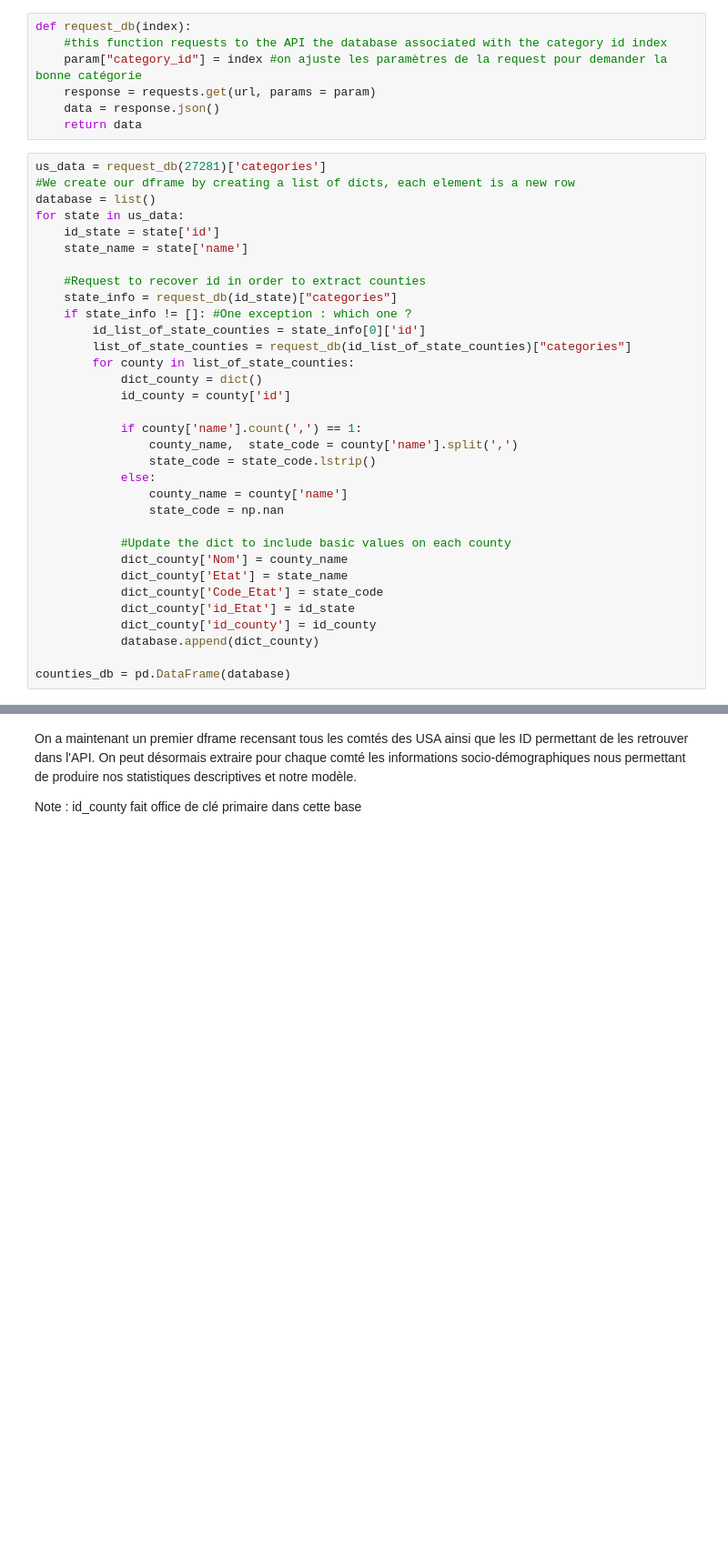
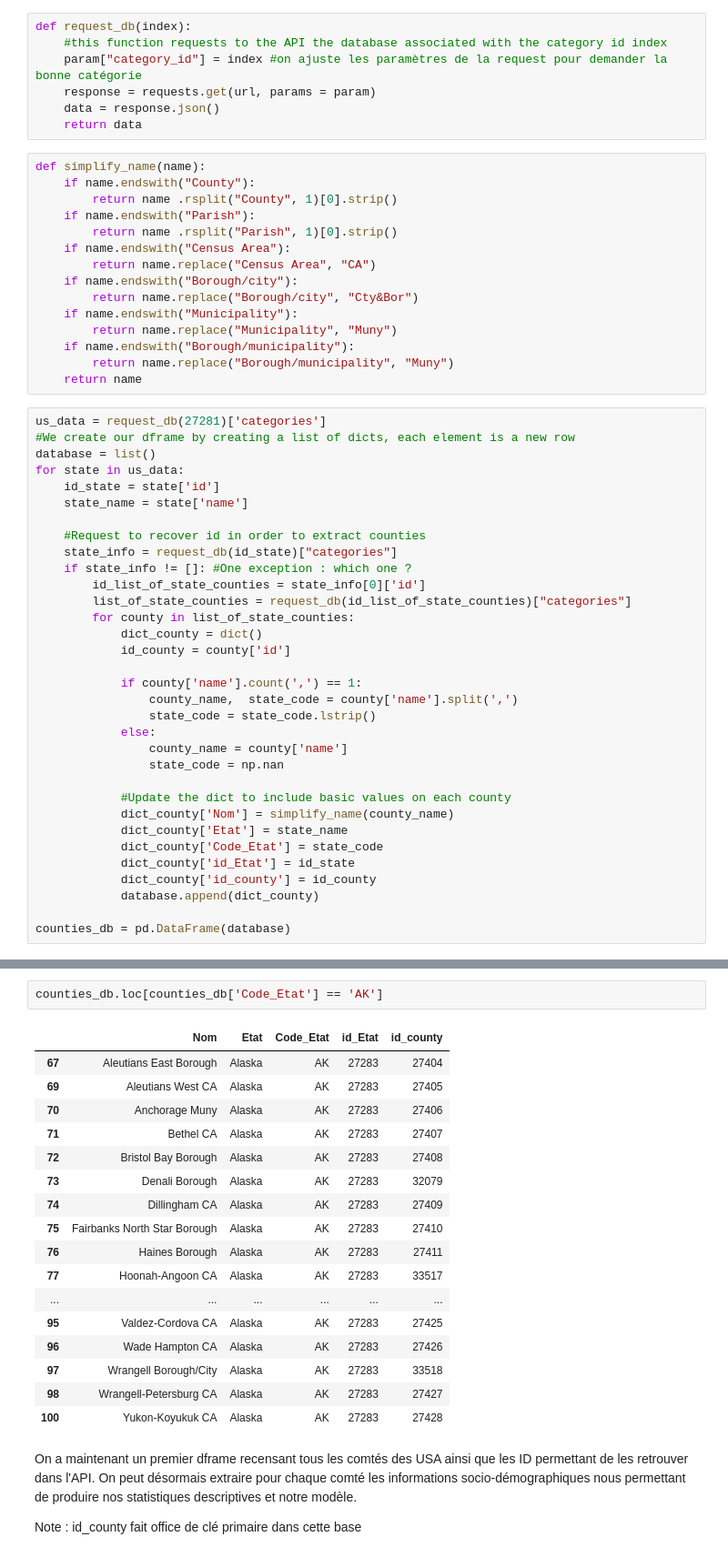
Before and after one commit to eleroux46/gun_violence, a Jupyter notebook: traitements_donnes.ipynb, the cells around one changed output, grey strips where cells are left out. Shown at 91% size. Saved outputs shown, nothing was run; the diff lists cells and outputs as text; blank space fills up the shorter version.

```diff
--- a/traitements_donnes.ipynb
+++ b/traitements_donnes.ipynb
@@ -83,6 +83,21 @@ def request_db(index):
     response = requests.get(url, params = param)
     data = response.json()
     return data
+# %%
+def simplify_name(name):
+    if name.endswith("County"):
+        return name .rsplit("County", 1)[0].strip()
+    if name.endswith("Parish"):
+        return name .rsplit("Parish", 1)[0].strip()
+    if name.endswith("Census Area"):
+        return name.replace("Census Area", "CA")
+    if name.endswith("Borough/city"):
+        return name.replace("Borough/city", "Cty&Bor")
+    if name.endswith("Municipality"):
+        return name.replace("Municipality", "Muny")
+    if name.endswith("Borough/municipality"):
+        return name.replace("Borough/municipality", "Muny")
+    return name
 # %%
 us_data = request_db(27281)['categories']
 #We create our dframe by creating a list of dicts, each element is a new row
@@ -108,7 +123,7 @@ for state in us_data:
                 state_code = np.nan
 
             #Update the dict to include basic values on each county
-            dict_county['Nom'] = county_name
+            dict_county['Nom'] = simplify_name(county_name)
             dict_county['Etat'] = state_name
             dict_county['Code_Etat'] = state_code
             dict_county['id_Etat'] = id_state
@@ -133,3 +134,23 @@ counties_db.sample(10)
+# %%
+counties_db.loc[counties_db['Code_Etat'] == 'AK']
+# %% [output]
+|  | Nom | Etat | Code_Etat | id_Etat | id_county |
+| 67 | Aleutians East Borough | Alaska | AK | 27283 | 27404 |
+| 69 | Aleutians West CA | Alaska | AK | 27283 | 27405 |
+| 70 | Anchorage Muny | Alaska | AK | 27283 | 27406 |
+| 71 | Bethel CA | Alaska | AK | 27283 | 27407 |
+| 72 | Bristol Bay Borough | Alaska | AK | 27283 | 27408 |
+| 73 | Denali Borough | Alaska | AK | 27283 | 32079 |
+| 74 | Dillingham CA | Alaska | AK | 27283 | 27409 |
+| 75 | Fairbanks North Star Borough | Alaska | AK | 27283 | 27410 |
+| 76 | Haines Borough | Alaska | AK | 27283 | 27411 |
+| 77 | Hoonah-Angoon CA | Alaska | AK | 27283 | 33517 |
+| ... | ... | ... | ... | ... | ... |
+| 95 | Valdez-Cordova CA | Alaska | AK | 27283 | 27425 |
+| 96 | Wade Hampton CA | Alaska | AK | 27283 | 27426 |
+| 97 | Wrangell Borough/City | Alaska | AK | 27283 | 33518 |
+| 98 | Wrangell-Petersburg CA | Alaska | AK | 27283 | 27427 |
+| 100 | Yukon-Koyukuk CA | Alaska | AK | 27283 | 27428 |
 # %% [markdown]
 On a maintenant un premier dframe recensant tous les comtés des USA ainsi que les ID permettant de les retrouver dans l'API. On peut désormais extraire pour chaque comté les informations socio-démographiques nous permettant de produire nos statistiques descriptives et notre modèle.
 
```
Also changed, not shown: parts of 8 cells of this notebook.
